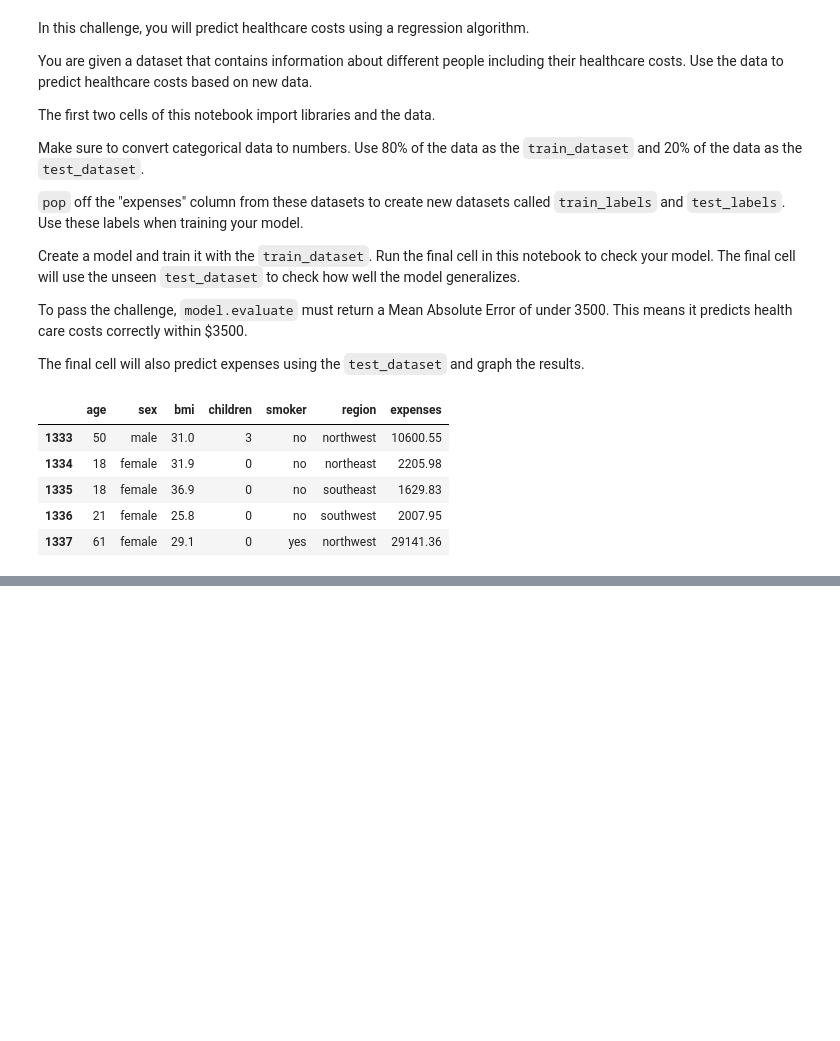
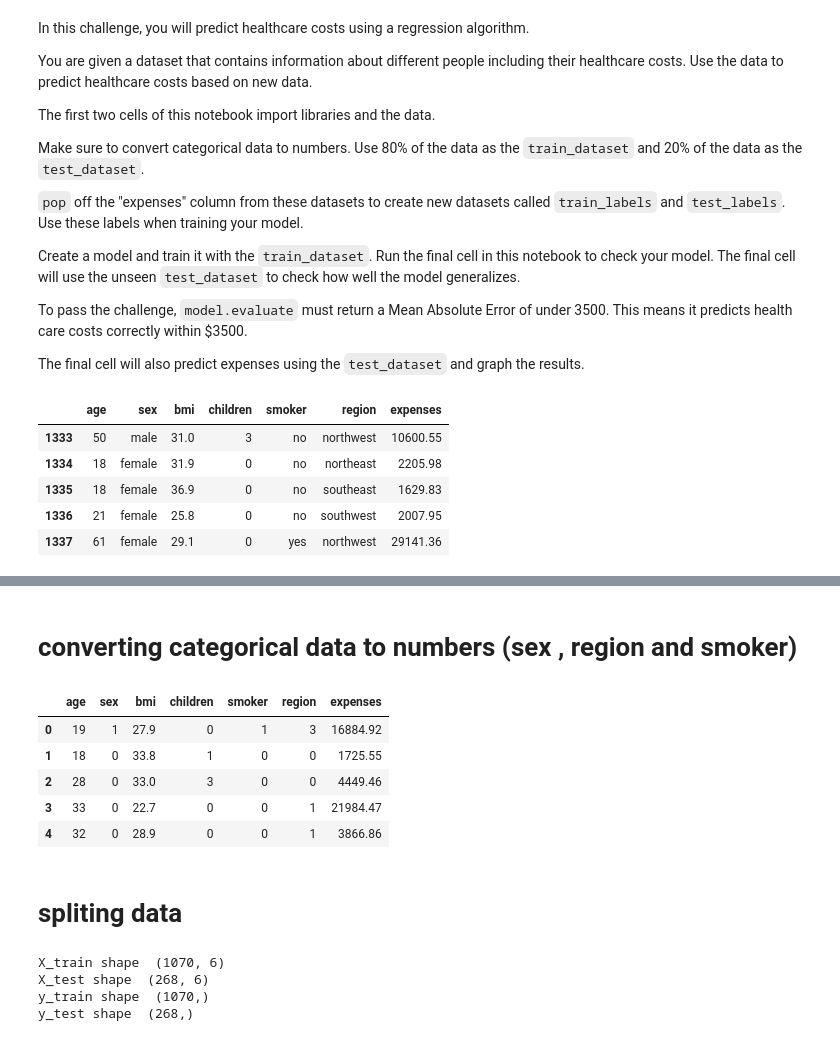
Before and after one commit to tarekbrahmi/freeCodeCamp-ai, a Jupyter notebook: predict_health_costs_with_regressio/predict_health_costs_with_regression.ipynb, the cells around one changed output, grey strips where cells are left out. Saved outputs shown, nothing was run; the diff lists cells and outputs as text; code cells hidden in the pictures; blank space fills up the shorter version.

```diff
--- a/predict_health_costs_with_regressio/predict_health_costs_with_regression.ipynb
+++ b/predict_health_costs_with_regressio/predict_health_costs_with_regression.ipynb
@@ -48,0 +88,30 @@ dtype: float64
+# %% [markdown]
+# converting categorical data to numbers (sex , region and smoker)
+# %%
+dataset['sex']=dataset.sex.map({"male":0,"female":1})
+dataset['smoker']=dataset.smoker.map({"no":0,"yes":1})
+dataset['region']=dataset.region.map({"southeast":0,"northwest":1,"northeast":2,"southwest":3})
+dataset.head()
+# %% [output]
+|  | age | sex | bmi | children | smoker | region | expenses |
+| 0 | 19 | 1 | 27.9 | 0 | 1 | 3 | 16884.92 |
+| 1 | 18 | 0 | 33.8 | 1 | 0 | 0 | 1725.55 |
+| 2 | 28 | 0 | 33.0 | 3 | 0 | 0 | 4449.46 |
+| 3 | 33 | 0 | 22.7 | 0 | 0 | 1 | 21984.47 |
+| 4 | 32 | 0 | 28.9 | 0 | 0 | 1 | 3866.86 |
+# %% [markdown]
+# spliting data
+# %%
+from sklearn.model_selection import train_test_split
+X=dataset.drop('expenses',axis=1)
+y=dataset["expenses"]
+X_train,X_test,y_train,y_test=train_test_split(X,y,random_state=0,test_size=0.2)
+print('X_train shape ',X_train.shape)
+print('X_test shape ',X_test.shape)
+print('y_train shape ',y_train.shape)
+print('y_test shape ',y_test.shape)
+# %% [output]
+X_train shape  (1070, 6)
+X_test shape  (268, 6)
+y_train shape  (1070,)
+y_test shape  (268,)
```
Also changed, not shown: parts of 13 cells of this notebook, 3 other files.
